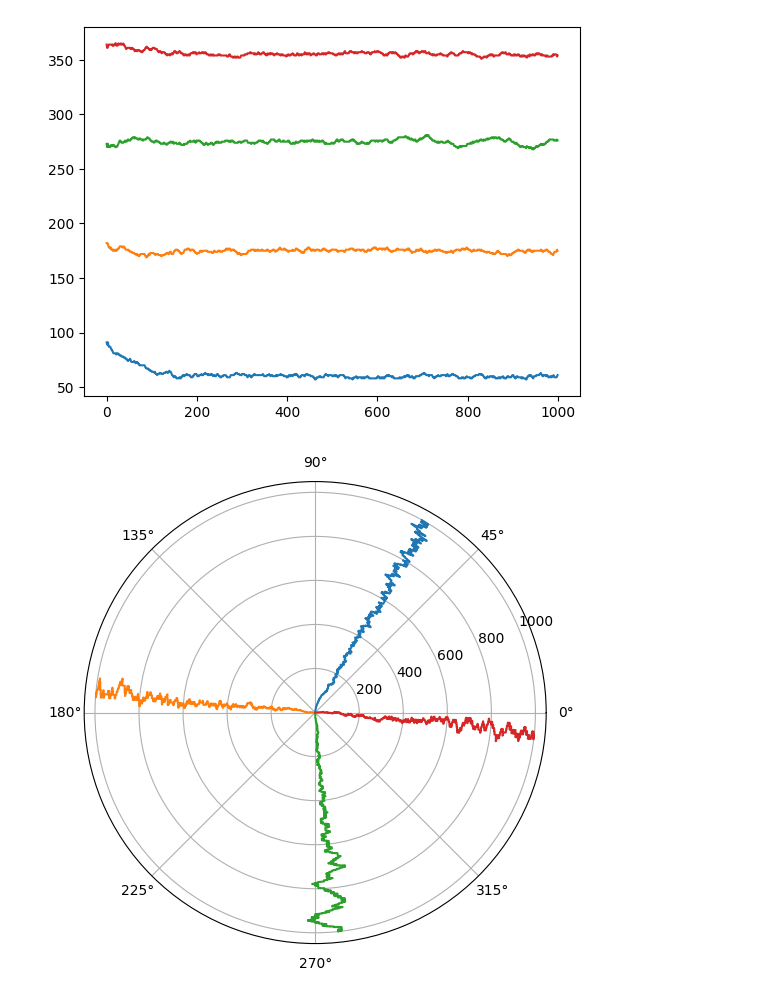
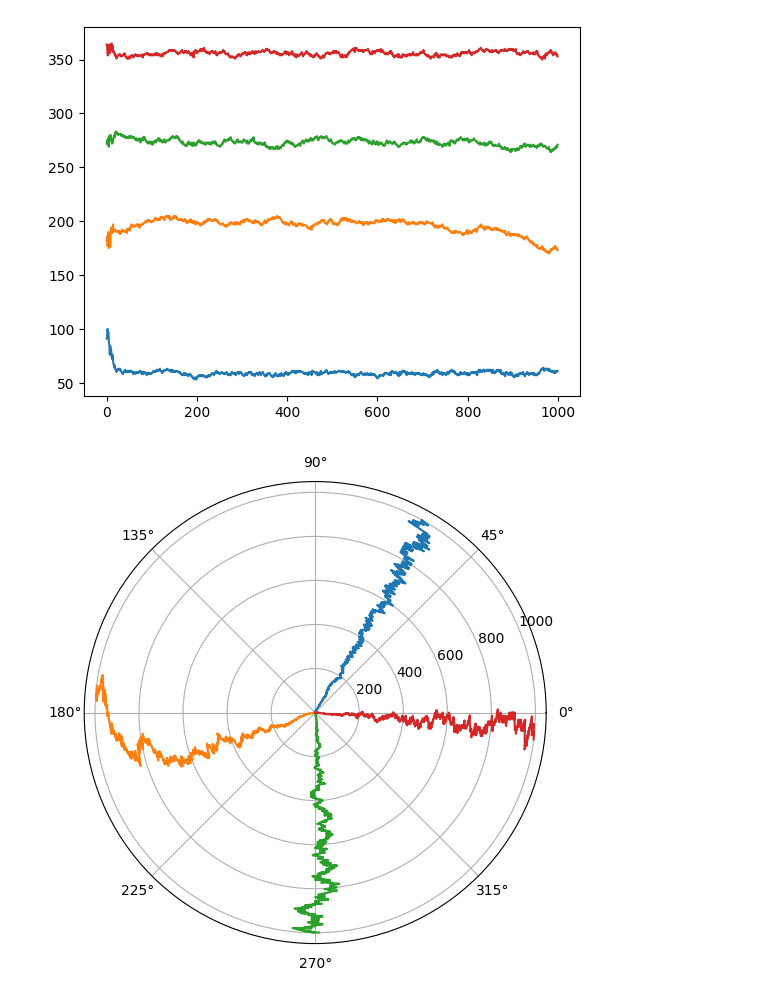
Before and after one commit to jacopograssi97/Radially_constrained_clustering, a Jupyter notebook: tester.ipynb, the cells around one changed output. Drawn from its saved outputs; the diff is of its cells as text; code cells hidden in the pictures.

```diff
--- a/tester.ipynb
+++ b/tester.ipynb
@@ -29,7 +28,7 @@ array_tot = (array_tot - array_tot.min(axis=1).reshape(-1, 1)) / (array_tot.max(
 model = Radially_Constrained_Cluster(data_to_cluster = array_tot,
                                      n_seas = 4,
                                      n_iter = 1000,
-                                     learning_rate = 3,
+                                     learning_rate = 10,
                                      scheduling_factor = 1.0000000001,
                                      min_len=30,
                                      mode = 'single')
@@ -38,7 +37,7 @@ model.fit()
 prediction = model.get_prediction()
 
 fig_learning = plt.figure(figsize = (15,6))
-plt.plot(model.error_story)
+plt.plot(model.error_history)
 plt.grid()
 plt.xlabel('N° iterations')
 plt.ylabel('Within-Cluster Sum of Square')
@@ -88,17 +82,17 @@ plt.plot(model.lr_list)
 # %%
 for j in range(4):
-    plt.plot(np.array(model.bp_list)[:,j])
+    plt.plot(np.array(model.breakpoint_history)[:,j])
 # %% [output]
-[figure, old version]
+[figure, new version]
 # %%
-arr = np.array(model.bp_list)
+arr = np.array(model.breakpoint_history)
 r = np.arange(0,len(arr[:,0]))
 
 fig, ax = plt.subplots(figsize = (6,6),subplot_kw={'projection': 'polar'})
 
 for j in range(4):
 
-    arr = np.array(model.bp_list)[:,j]
+    arr = np.array(model.breakpoint_history)[:,j]
     theta = arr * (np.pi / 180.)
     ax.plot(theta, r)
 
@@ -108,4 +102,4 @@ for j in range(4):
 #ax.set_rlabel_position(-22.5)  # Move radial labels away from plotted line
 ax.grid(True)
 # %% [output]
-[figure, old version]
+[figure, new version]
```
Also changed, not shown: parts of 6 cells of this notebook, 1 other file.
